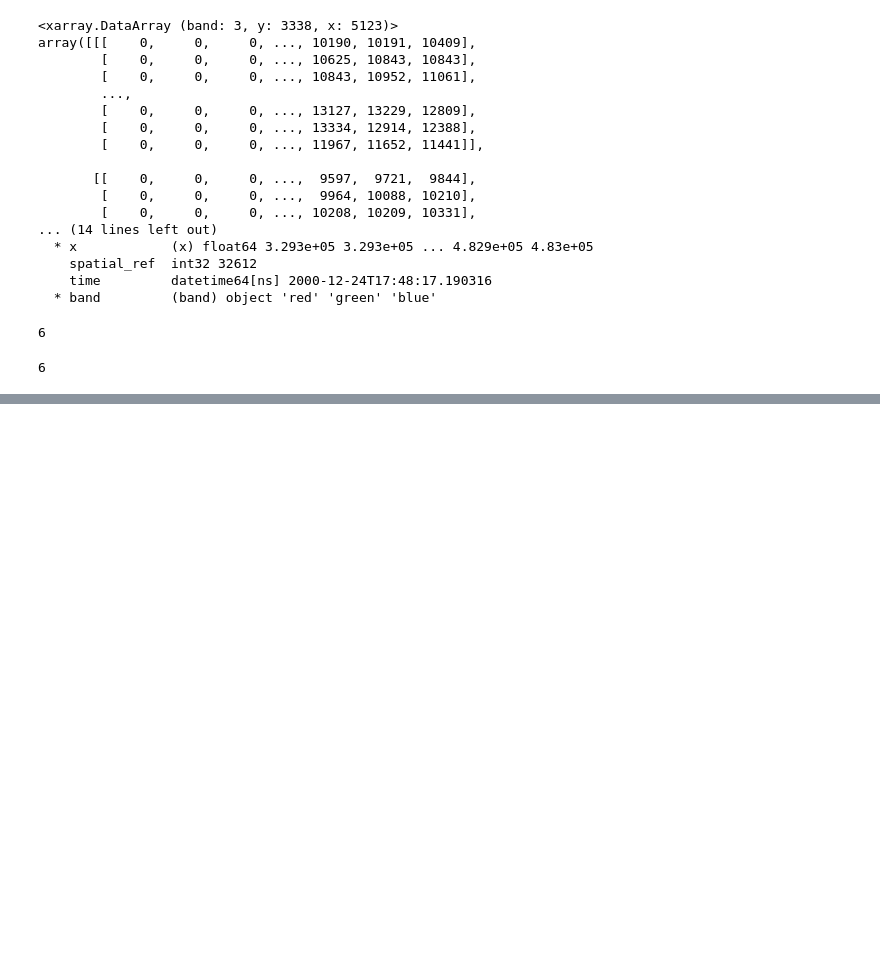
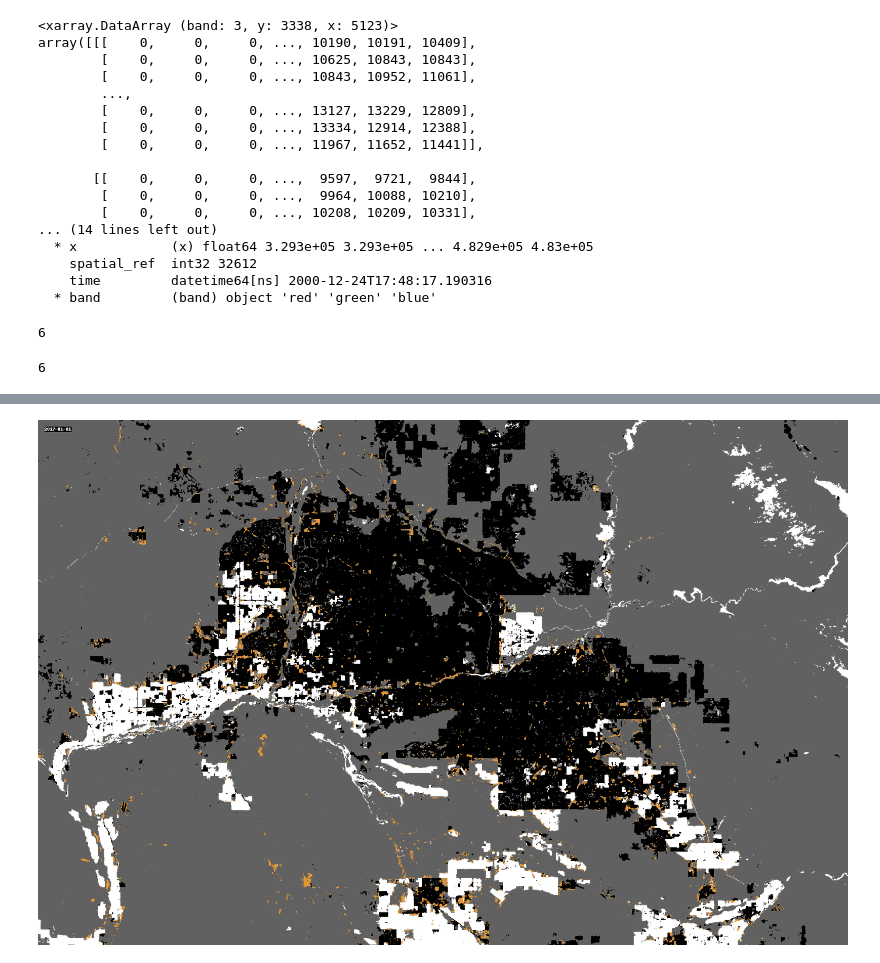
Before and after one commit to carmengg/eds220-mpc, a Jupyter notebook: gif.ipynb, the cells around one changed output, grey strips where cells are left out. Saved outputs shown, nothing was run; the diff lists cells and outputs as text; code cells hidden in the pictures; blank space fills up the shorter version.

```diff
--- a/gif.ipynb
+++ b/gif.ipynb
@@ -136,0 +98,8 @@ gif(x, date_format=None)
+# %%
+x = x.assign_coords(
+    time=pd.to_datetime([item.properties['start_datetime'] for item in items])
+    .tz_convert(None)).sortby("time")
+# %%
+gif(x, fps=1, cmap=cmap)
+# %% [output]
+[figure, added]
```
Also changed, not shown: parts of 8 cells of this notebook.
